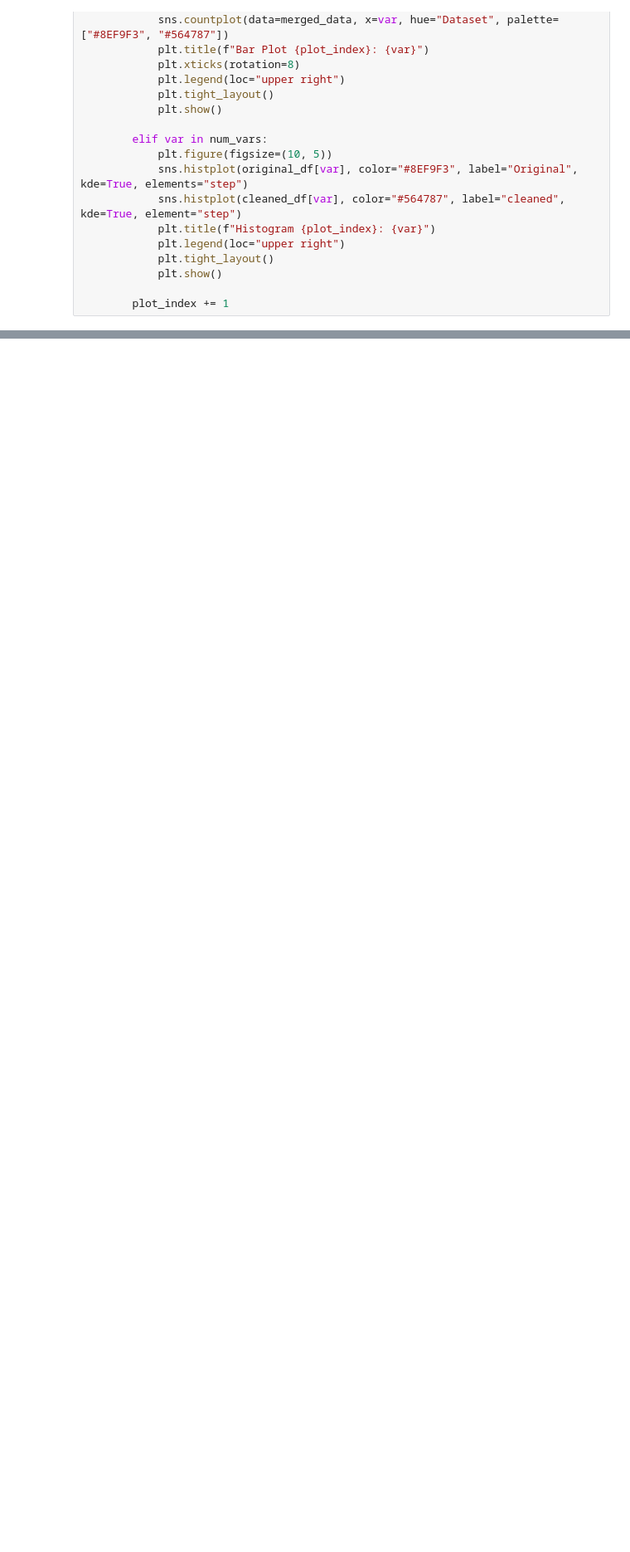
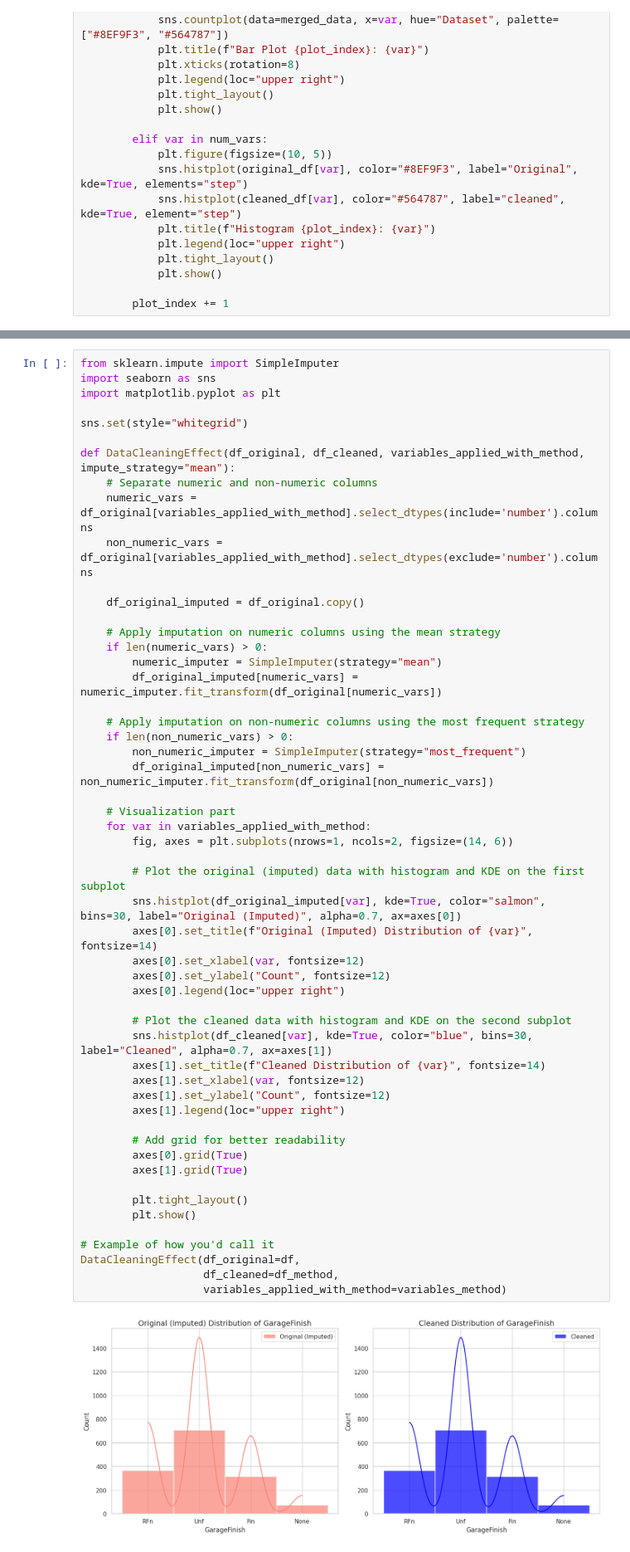
Before and after one commit to Drennan98/Heritage-Housing-Issues, a Jupyter notebook: jupyter_notebooks/3 - DataCleaning.ipynb, the cells around one changed output, grey strips where cells are left out. Shown at 83% size. Saved outputs shown, nothing was run; the diff lists cells and outputs as text; blank space fills up the shorter version.

```diff
--- a/jupyter_notebooks/3 - DataCleaning.ipynb
+++ b/jupyter_notebooks/3 - DataCleaning.ipynb
@@ -390,0 +341,55 @@ DataCleaningEffect(df_original=df,
+# %%
+from sklearn.impute import SimpleImputer
+import seaborn as sns
+import matplotlib.pyplot as plt
+
+sns.set(style="whitegrid")
+
+def DataCleaningEffect(df_original, df_cleaned, variables_applied_with_method, impute_strategy="mean"):
+    # Separate numeric and non-numeric columns
+    numeric_vars = df_original[variables_applied_with_method].select_dtypes(include='number').columns
+    non_numeric_vars = df_original[variables_applied_with_method].select_dtypes(exclude='number').columns
+
+    df_original_imputed = df_original.copy()
+
+    # Apply imputation on numeric columns using the mean strategy
+    if len(numeric_vars) > 0:
+        numeric_imputer = SimpleImputer(strategy="mean")
+        df_original_imputed[numeric_vars] = numeric_imputer.fit_transform(df_original[numeric_vars])
+
+    # Apply imputation on non-numeric columns using the most frequent strategy
+    if len(non_numeric_vars) > 0:
+        non_numeric_imputer = SimpleImputer(strategy="most_frequent")
+        df_original_imputed[non_numeric_vars] = non_numeric_imputer.fit_transform(df_original[non_numeric_vars])
+
+    # Visualization part
+    for var in variables_applied_with_method:
+        fig, axes = plt.subplots(nrows=1, ncols=2, figsize=(14, 6))
+
+        # Plot the original (imputed) data with histogram and KDE on the first subplot
+        sns.histplot(df_original_imputed[var], kde=True, color="salmon", bins=30, label="Original (Imputed)", alpha=0.7, ax=axes[0])
+        axes[0].set_title(f"Original (Imputed) Distribution of {var}", fontsize=14)
+        axes[0].set_xlabel(var, fontsize=12)
+        axes[0].set_ylabel("Count", fontsize=12)
+        axes[0].legend(loc="upper right")
+
+        # Plot the cleaned data with histogram and KDE on the second subplot
+        sns.histplot(df_cleaned[var], kde=True, color="blue", bins=30, label="Cleaned", alpha=0.7, ax=axes[1])
+        axes[1].set_title(f"Cleaned Distribution of {var}", fontsize=14)
+        axes[1].set_xlabel(var, fontsize=12)
+        axes[1].set_ylabel("Count", fontsize=12)
+        axes[1].legend(loc="upper right")
+
+        # Add grid for better readability
+        axes[0].grid(True)
+        axes[1].grid(True)
+
+        plt.tight_layout()
+        plt.show()
+
+# Example of how you'd call it
+DataCleaningEffect(df_original=df,
+                   df_cleaned=df_method,
+                   variables_applied_with_method=variables_method)
+# %% [output]
+[figure, added]
```
Also changed, not shown: parts of 4 cells of this notebook.
